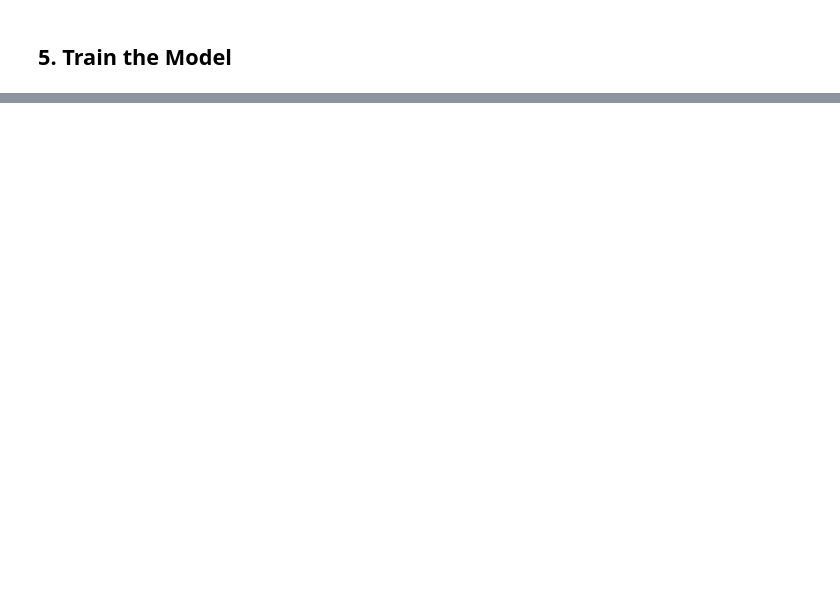
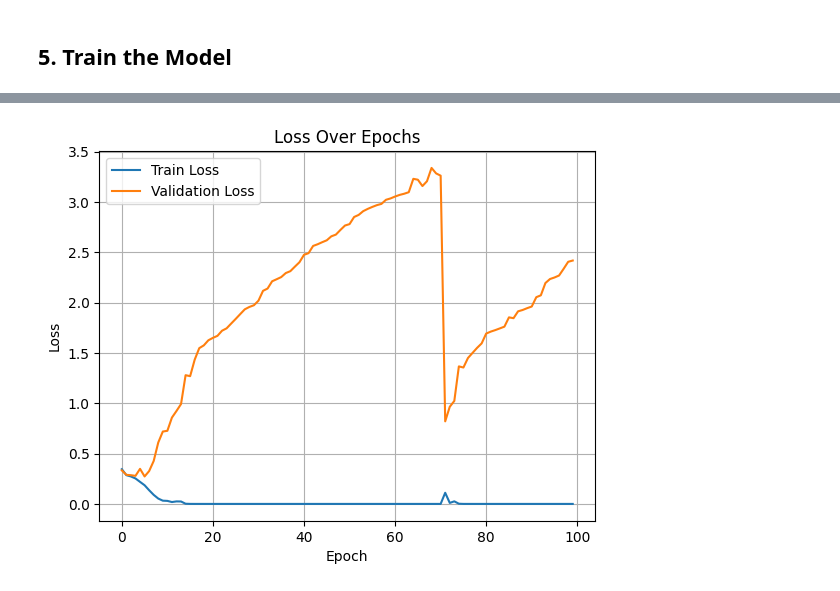
Before and after one commit to VasithaTilakumara/image-classification-cml-g30, a Jupyter notebook: notebooks/assignment2.ipynb, the cells around one changed output, grey strips where cells are left out. Cells and saved outputs as stored; diff of their text form; code cells hidden in the pictures; blank space fills up the shorter version.

Commit message:
advance model

```diff
--- a/notebooks/assignment2.ipynb
+++ b/notebooks/assignment2.ipynb
@@ -425,7 +403,7 @@ class CNNBaseline(nn.Module):
             nn.Flatten(),
             nn.Linear(128 * 16 * 16, 256),
             nn.ReLU(),
-            nn.Dropout(0.5),
+            # nn.Dropout(0.5),
             nn.Linear(256, 1),
             nn.Sigmoid()
         )
@@ -457,8 +428,11 @@ model = CNNBaseline().to(device)
 criterion = nn.BCELoss()
 optimizer = torch.optim.Adam(model.parameters(), lr=0.001)
 
+train_losses = []
+val_losses = []
+
 # Training Loop
-for epoch in range(10):
+for epoch in range(100):
     model.train()
     running_loss = 0.0
     for images, labels in train_loader:
@@ -472,5 +446,22 @@ for epoch in range(10):
         optimizer.step()
         running_loss += loss.item()
 
-    print(f"Epoch [{epoch+1}/10], Loss: {running_loss/len(train_loader):.4f}")
+    # print(f"Epoch [{epoch+1}/10], Loss: {running_loss/len(train_loader):.4f}")
+    # Append average training loss
+    avg_train_loss = running_loss / len(train_loader)
+    train_losses.append(avg_train_loss)
+
+    # Validation loss
+    model.eval()
+    val_loss = 0.0
+    with torch.no_grad():
+        for images, labels in val_loader:
+            images, labels = images.to(device), labels.to(device).unsqueeze(1)
+            outputs = model(images)
+            loss = criterion(outputs, labels)
+            val_loss += loss.item()
+    avg_val_loss = val_loss / len(val_loader)
+    val_losses.append(avg_val_loss)
+
+    print(f"Epoch [{epoch+1}/100], Train Loss: {avg_train_loss:.4f}, Val Loss: {avg_val_loss:.4f}")
 # %% [output]
@@ -487 +485,12 @@ Epoch [10/10], Loss: 0.1174
+# %%
+plt.plot(train_losses, label='Train Loss')
+plt.plot(val_losses, label='Validation Loss')
+plt.xlabel('Epoch')
+plt.ylabel('Loss')
+plt.title('Loss Over Epochs')
+plt.legend()
+plt.grid(True)
+plt.show()
+# %% [output]
+[figure, added]
 # %%
```
Also changed, not shown: parts of 25 cells of this notebook, 1 other file.
